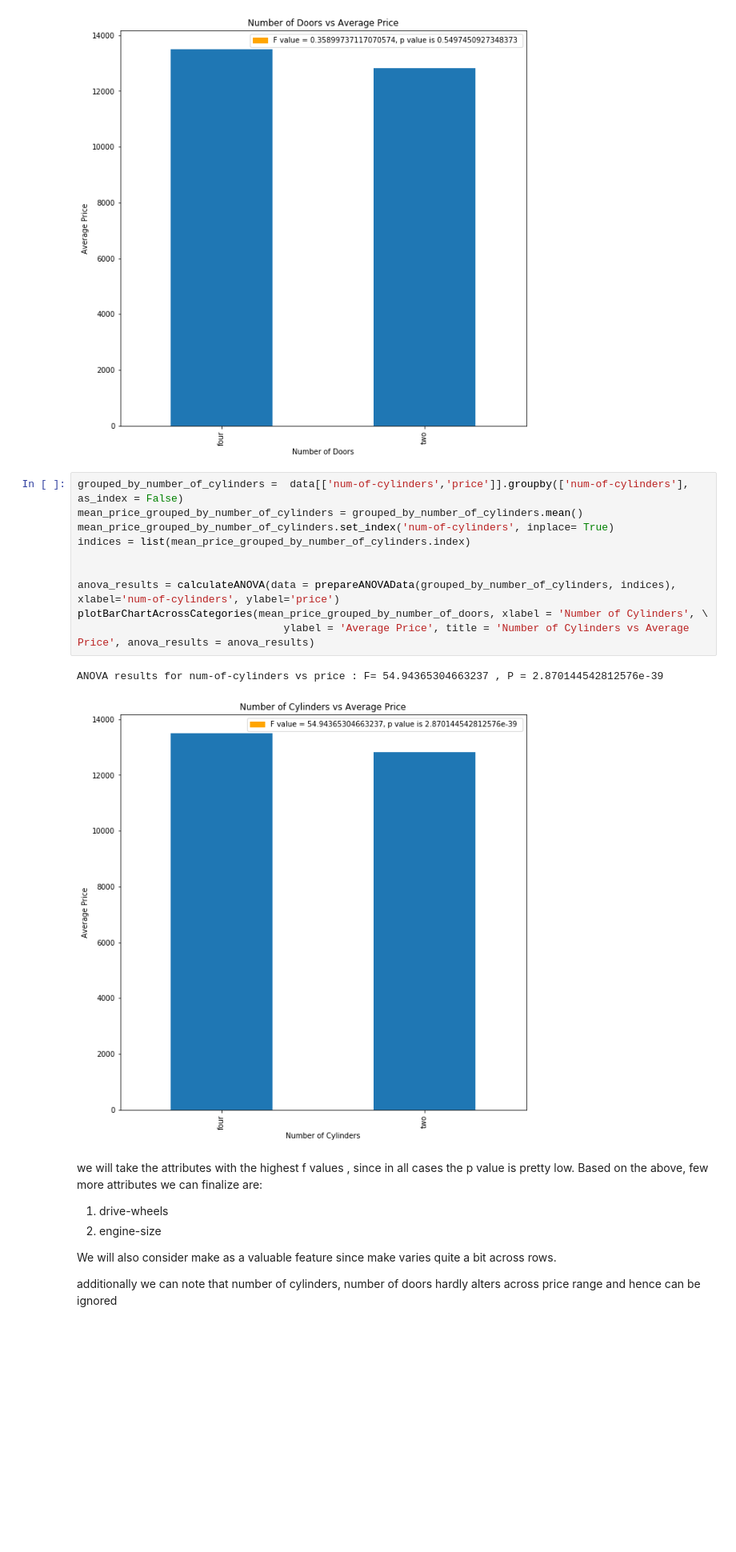
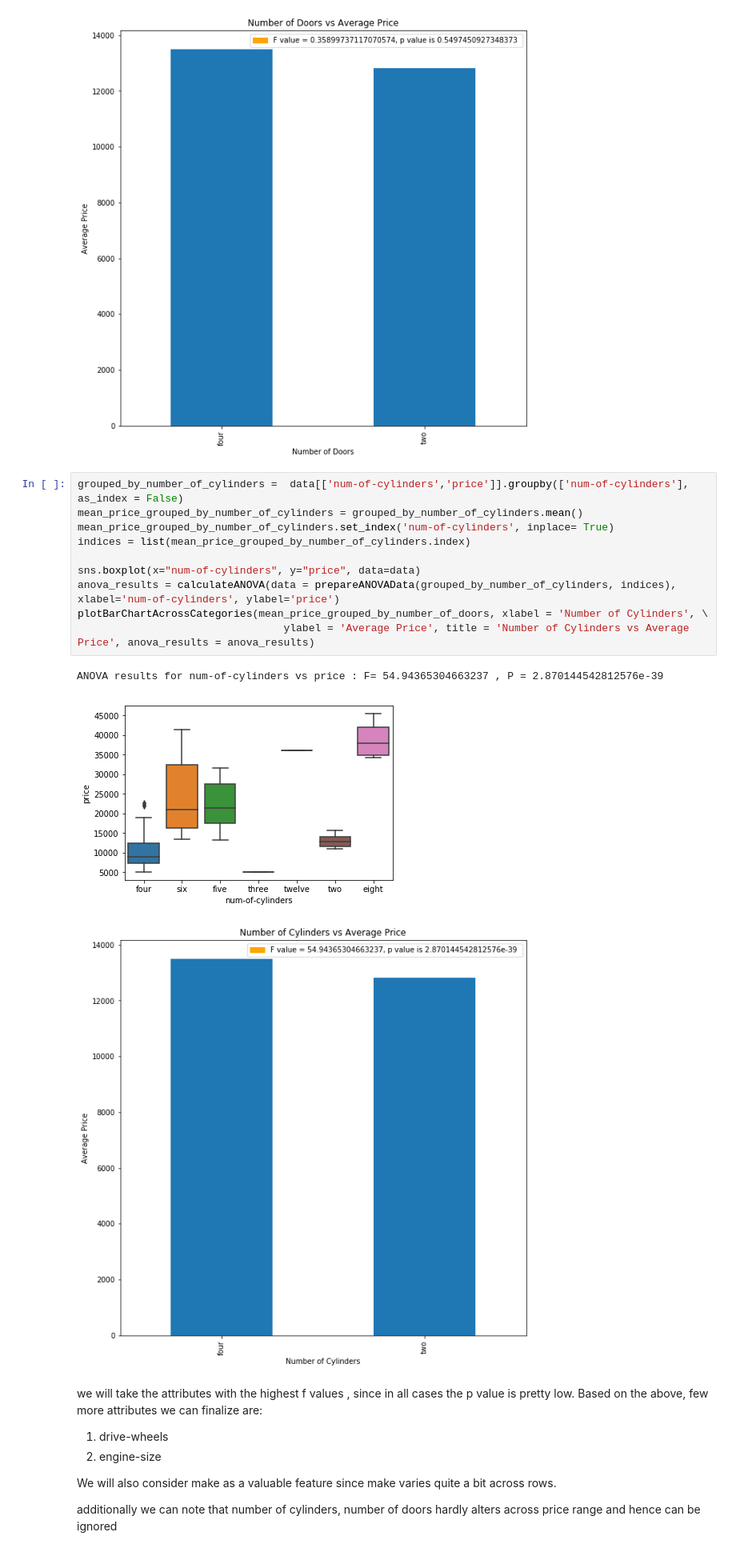
Before and after one commit to in-tandem/pandas_learning, a Jupyter notebook: data_analysis_auto_sales_history.ipynb, the cells around one changed output. Shown: that part at 80% size. Cells and saved outputs as stored; diff of their text form; blank space fills up the shorter version.

Commit message:
data analysis minor changes

```diff
--- a/data_analysis_auto_sales_history.ipynb
+++ b/data_analysis_auto_sales_history.ipynb
@@ -829,16 +829,17 @@ ANOVA results for num-of-doors vs price : F= 0.35899737117070574 , P = 0.5497450
 # %%
 grouped_by_number_of_cylinders =  data[['num-of-cylinders','price']].groupby(['num-of-cylinders'], as_index = False)
 mean_price_grouped_by_number_of_cylinders = grouped_by_number_of_cylinders.mean()
 mean_price_grouped_by_number_of_cylinders.set_index('num-of-cylinders', inplace= True)
 indices = list(mean_price_grouped_by_number_of_cylinders.index)
 
-
+sns.boxplot(x="num-of-cylinders", y="price", data=data)
 anova_results = calculateANOVA(data = prepareANOVAData(grouped_by_number_of_cylinders, indices), xlabel='num-of-cylinders', ylabel='price')
 plotBarChartAcrossCategories(mean_price_grouped_by_number_of_doors, xlabel = 'Number of Cylinders', \
                                  ylabel = 'Average Price', title = 'Number of Cylinders vs Average Price', anova_results = anova_results)
 # %% [output]
 ANOVA results for num-of-cylinders vs price : F= 54.94365304663237 , P = 2.870144542812576e-39
-[figure, old version]
+[figure, new version]
+[figure, added]
 # %% [markdown]
 we will take the attributes with the highest f values , since in all cases the p value is pretty low. Based on the above, few more attributes we can finalize are:
 
```
Also changed, not shown: parts of 2 cells of this notebook, 1 other file.
